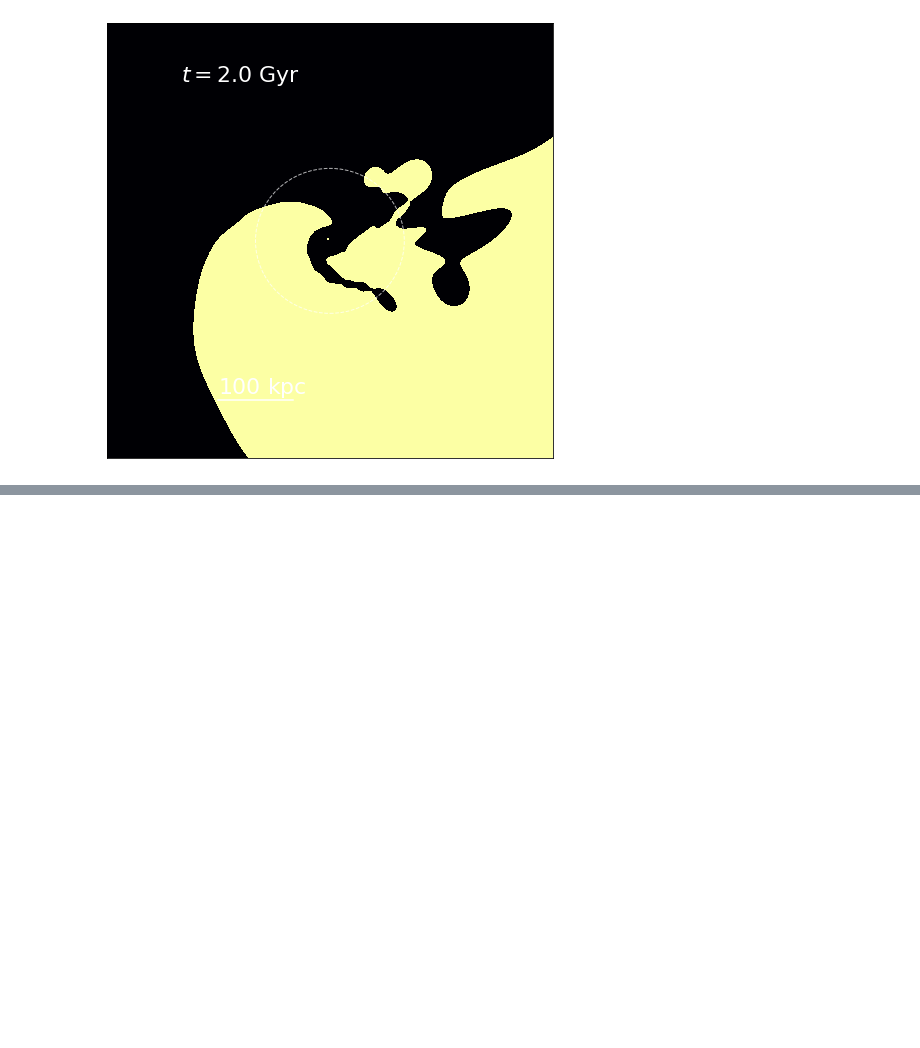
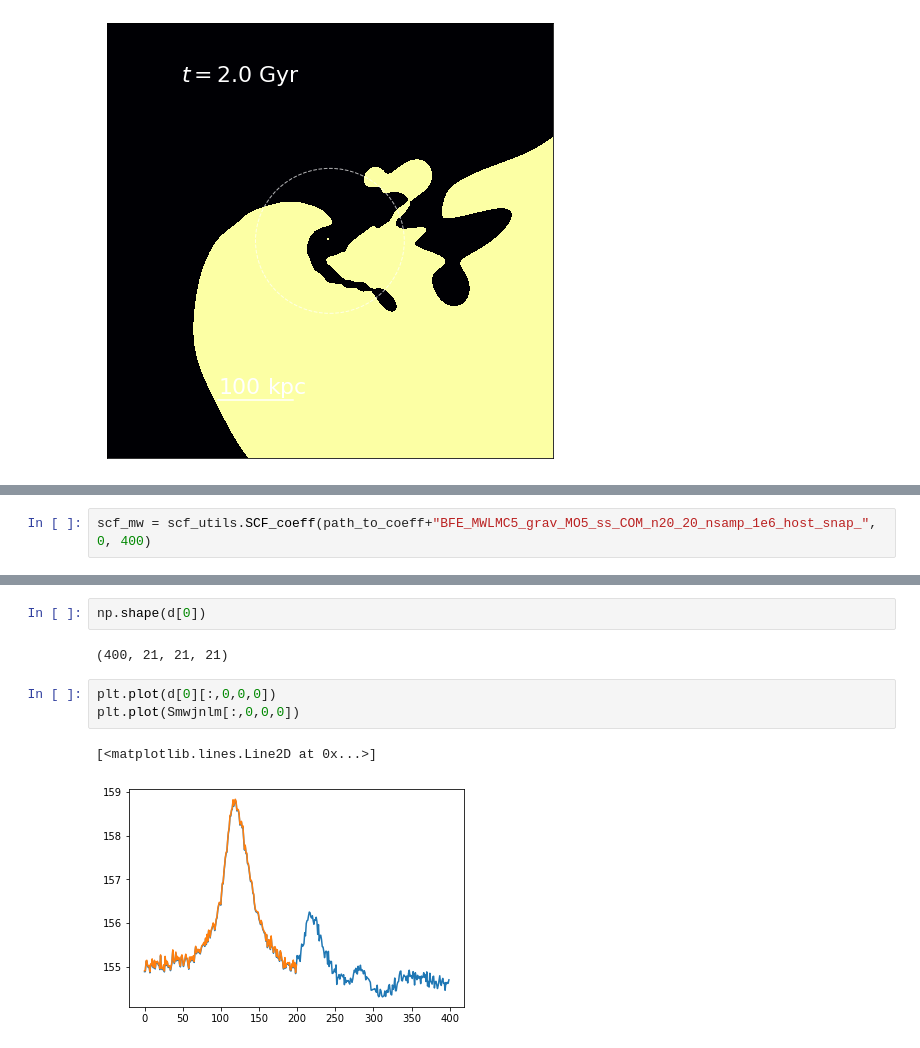
Before and after one commit to jngaravitoc/time-dependent-BFE, a Jupyter notebook: scripts/scf_coefficients/scf_coefficients_tests.ipynb, the cells around one changed output, grey strips where cells are left out. Saved outputs shown, nothing was run; the diff lists cells and outputs as text; blank space fills up the shorter version.

```diff
--- a/scripts/scf_coefficients/scf_coefficients_tests.ipynb
+++ b/scripts/scf_coefficients/scf_coefficients_tests.ipynb
@@ -70,0 +131,2 @@ Smw_jnlm, Tmw_jnlm, rcom, mw_exp_params =  scf_utils.array_coefficients(coeff_fi
+# %%
+scf_mw = scf_utils.SCF_coeff(path_to_coeff+"BFE_MWLMC5_grav_MO5_ss_COM_n20_20_nsamp_1e6_host_snap_", 0, 400)
@@ -70,0 +140,10 @@ Smw_jnlm, Tmw_jnlm, rcom, mw_exp_params =  scf_utils.array_coefficients(coeff_fi
+# %%
+np.shape(d[0])
+# %% [output]
+(400, 21, 21, 21)
+# %%
+plt.plot(d[0][:,0,0,0])
+plt.plot(Smwjnlm[:,0,0,0])
+# %% [output]
+[<matplotlib.lines.Line2D at 0x...>]
+[figure, added]
```
Also changed, not shown: parts of 17 cells of this notebook, 1 other file.
